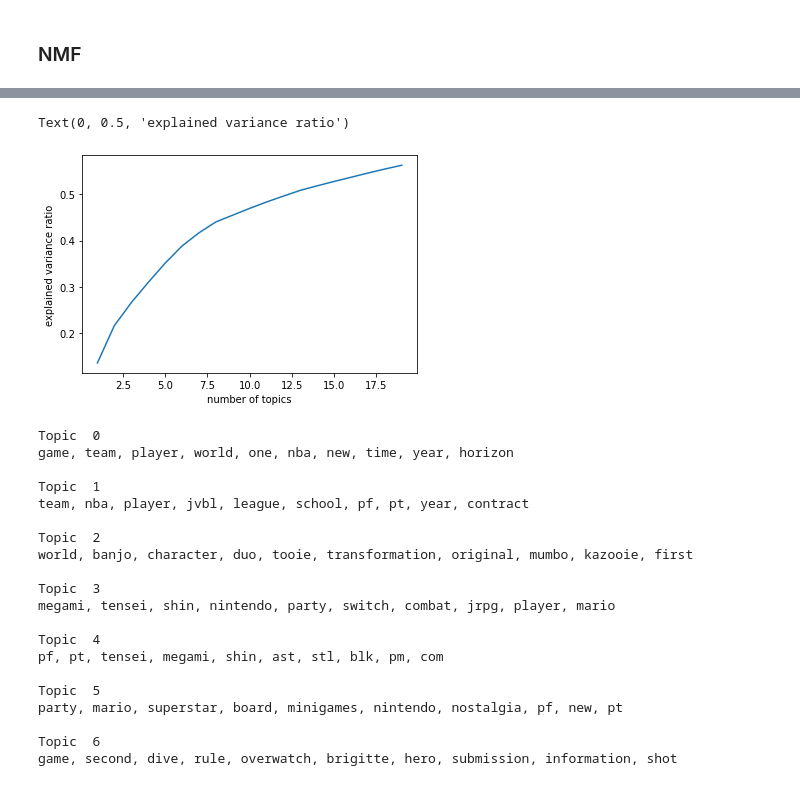
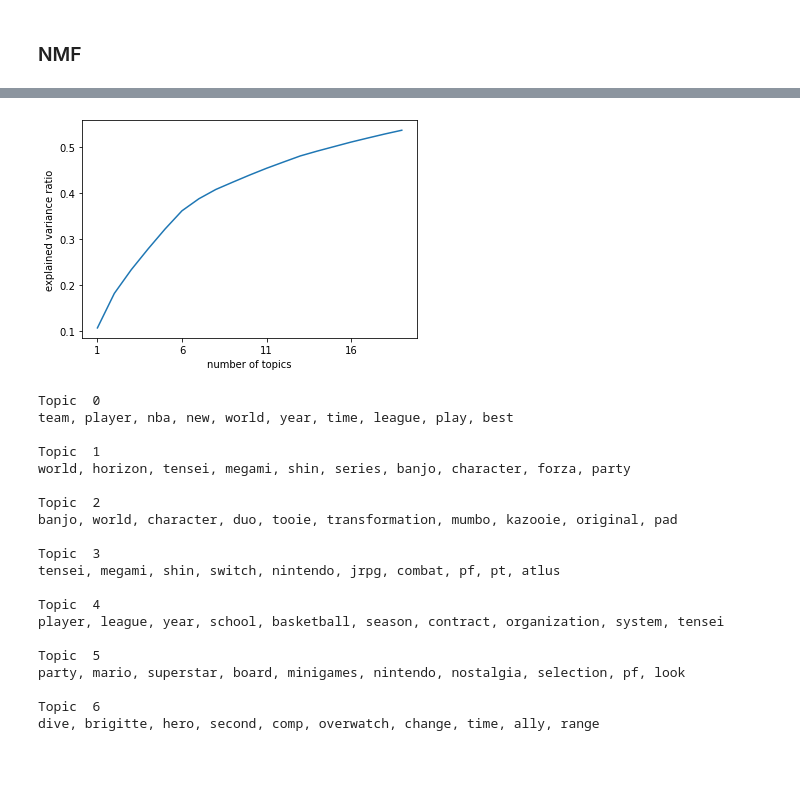
Before and after one commit to A-safarji/NLP-topic-modeling-project, a Jupyter notebook: NLP.ipynb, the cells around one changed output, grey strips where cells are left out. Saved outputs shown, nothing was run; the diff lists cells and outputs as text; code cells hidden in the pictures.

```diff
--- a/NLP.ipynb
+++ b/NLP.ipynb
@@ -50,7 +50,7 @@ df['post']=df.post.map(word_tokenize)
 # %%
 #stop word removal + added words
 stopwords = nltk.corpus.stopwords.words('english')
-added_words=['would','make','also','get','still','way','like','much','nbsp','think','could','well','feel']
+added_words=['would','make','also','get','still','way','like','much','nbsp','think','could','well','feel','game','jvbl','one','second','first','got','good']
 for word in added_words:
     stopwords.append(word)
 def remove_stopwords(text):
@@ -169,18 +155,19 @@ for k in range(5,25):
 # %%
+##finding best number of topics
 numberOfTopics=[]
 explained_v=[]
 for n_topics in range(1,20):
     lsa = TruncatedSVD(n_topics)
     doc_topic = lsa.fit_transform(c)
     lsa.explained_variance_ratio_
     numberOfTopics.append(len(lsa.explained_variance_ratio_))
     explained_v.append(sum(lsa.explained_variance_ratio_))
 plt.plot(numberOfTopics,explained_v)
 plt.xlabel('number of topics')
 plt.ylabel('explained variance ratio')
+plt.xticks(range(1,20,5));
 # %% [output]
-Text(0, 0.5, 'explained variance ratio')
-[figure, old version]
+[figure, new version]
 # %%
  lsa = TruncatedSVD(7)
 doc_topic = lsa.fit_transform(c)
@@ -188,25 +175,25 @@ doc_topic = lsa.fit_transform(c)
 display_topics(lsa, cv1.get_feature_names(), 10)
 # %% [output]
 Topic  0
-game, team, player, world, one, nba, new, time, year, horizon
+team, player, nba, new, world, year, time, league, play, best
 
 Topic  1
-team, nba, player, jvbl, league, school, pf, pt, year, contract
+world, horizon, tensei, megami, shin, series, banjo, character, forza, party
 
 Topic  2
-world, banjo, character, duo, tooie, transformation, original, mumbo, kazooie, first
+banjo, world, character, duo, tooie, transformation, mumbo, kazooie, original, pad
 
 Topic  3
-megami, tensei, shin, nintendo, party, switch, combat, jrpg, player, mario
+tensei, megami, shin, switch, nintendo, jrpg, combat, pf, pt, atlus
 
 Topic  4
-pf, pt, tensei, megami, shin, ast, stl, blk, pm, com
+player, league, year, school, basketball, season, contract, organization, system, tensei
 
 Topic  5
-party, mario, superstar, board, minigames, nintendo, nostalgia, pf, new, pt
+party, mario, superstar, board, minigames, nintendo, nostalgia, selection, pf, look
 
 Topic  6
-game, second, dive, rule, overwatch, brigitte, hero, submission, information, shot
+dive, brigitte, hero, second, comp, overwatch, change, time, ally, range
 # %%
 df['token']=df.post.map(word_tokenize)
 # %%
```
Also changed, not shown: parts of 13 cells of this notebook.
